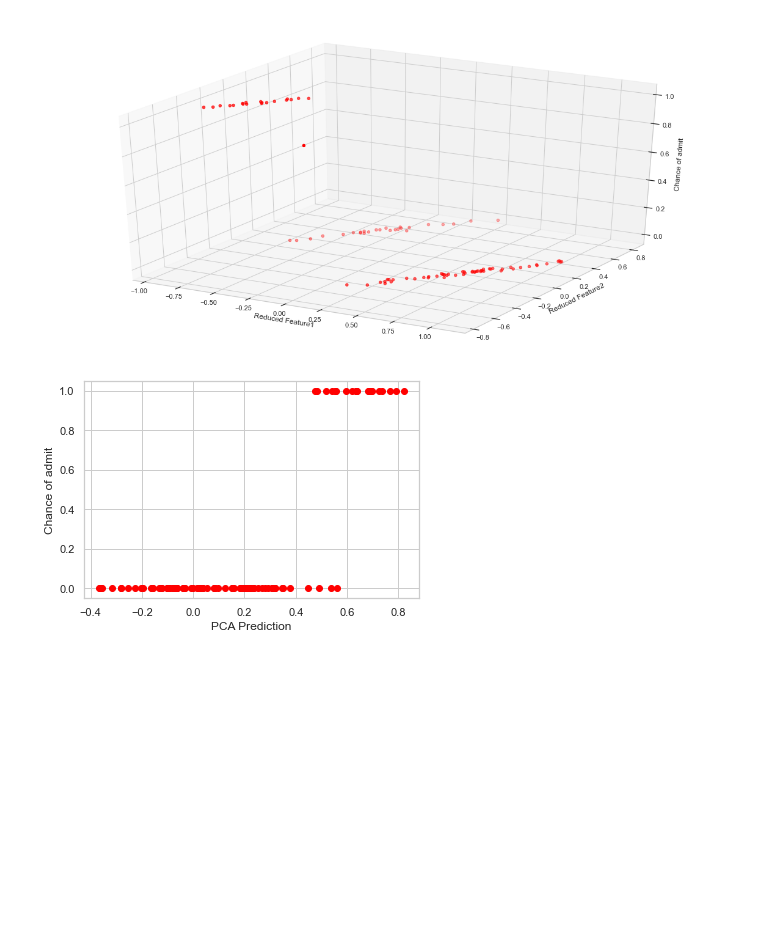
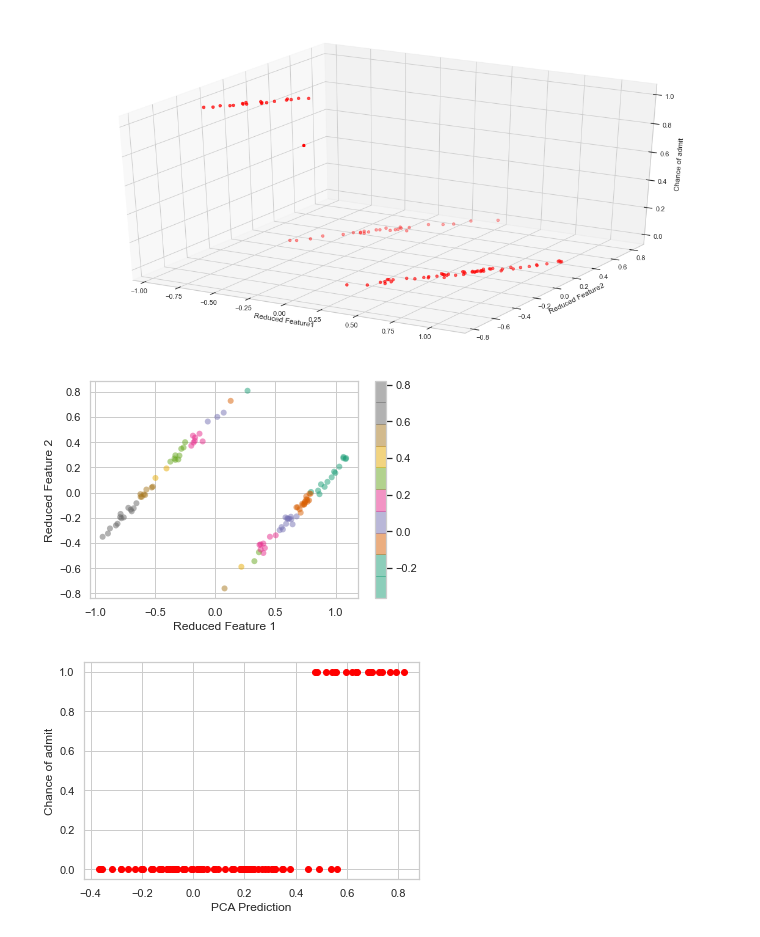
Before and after one commit to amogh2004/Automated-Admission-Prediction, a Jupyter notebook: Group22.ipynb, the cells around one changed output. Saved outputs shown, nothing was run; the diff lists cells and outputs as text; code cells hidden in the pictures; blank space fills up the shorter version.

```diff
--- a/Group22.ipynb
+++ b/Group22.ipynb
@@ -574,6 +584,16 @@ ax.set_zlabel('Chance of admit')
 ax.scatter3D(x_test[:,0],x_test[:,1],cy_test,c = 'red');
 # %% [output]
 [figure]
+# %%
+# PLOTTING A TWO-DIMENSIONAL GRAPH TO VISUALISE THE PREDICTION
+plt.scatter(x_test[:, 0], x_test[:, 1],
+            c=pred, edgecolor='none', alpha=0.5,
+            cmap=plt.cm.get_cmap('Dark2', 10))
+plt.xlabel('Reduced Feature 1')
+plt.ylabel('Reduced Feature 2')
+plt.colorbar();
+# %% [output]
+[figure, added]
 # %%
 # PLOTTING THE ACTUAL AND PREDICTED VALUES
 plt.xlabel('PCA Prediction')
```
Also changed, not shown: parts of 19 cells of this notebook.
